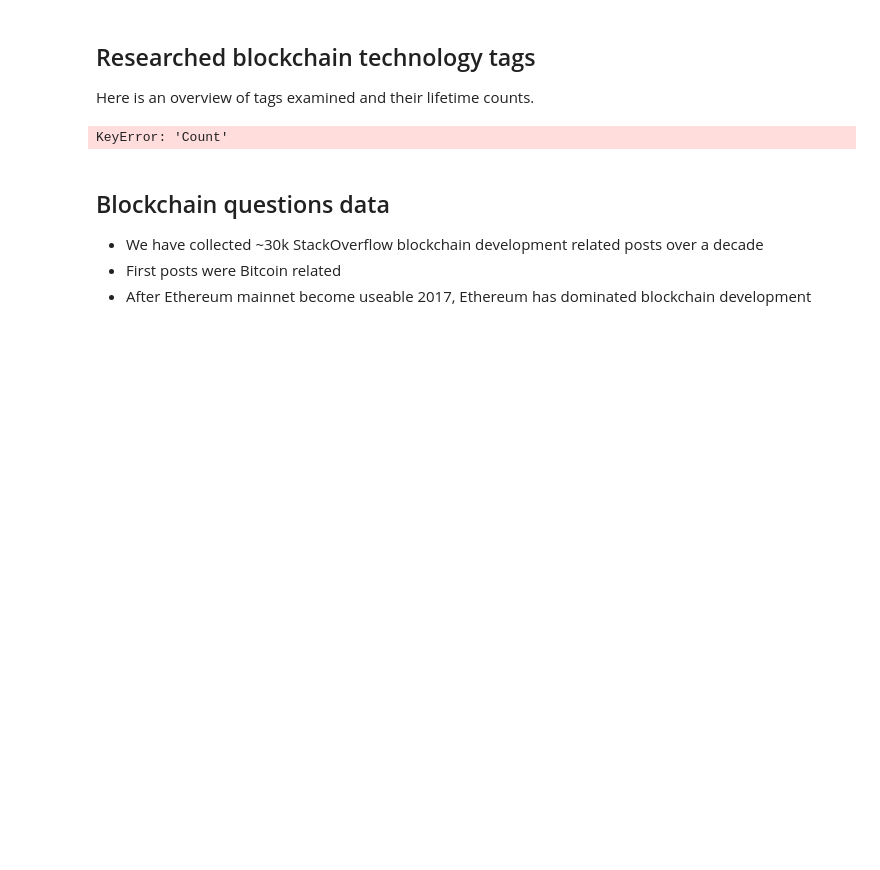
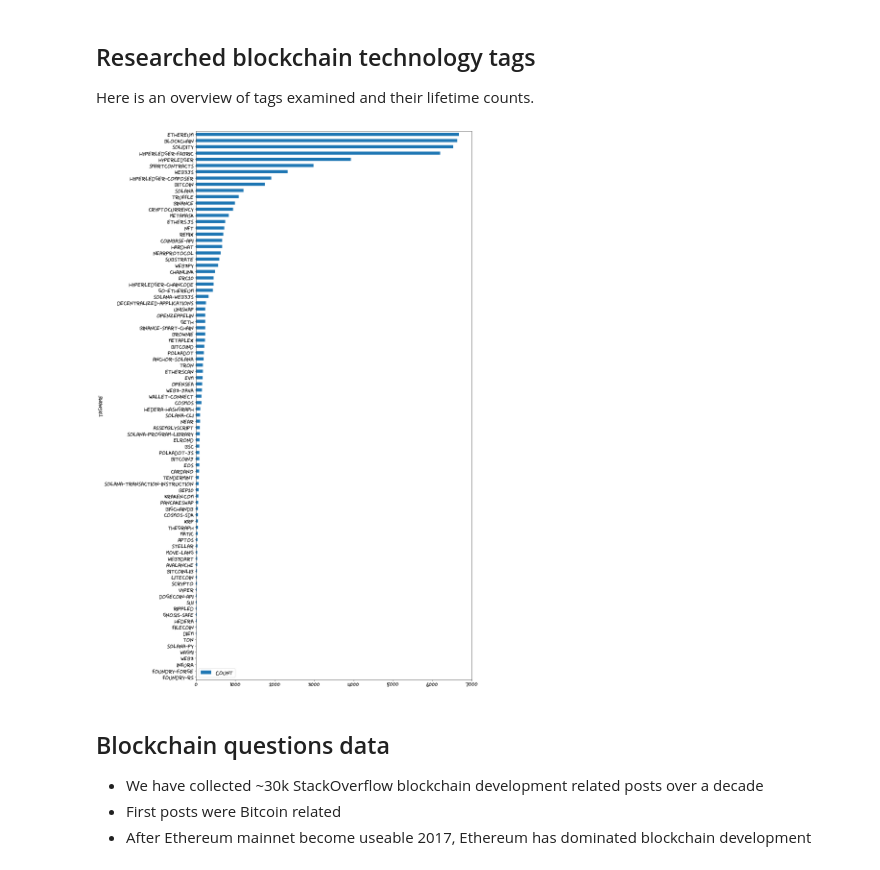
Before and after one commit to tradingstrategy-ai/blockchain-stackoverflow, a Jupyter notebook: research.ipynb, the cells around one changed output. Saved outputs shown, nothing was run; the diff lists cells and outputs as text; code cells hidden in the pictures; blank space fills up the shorter version.

```diff
--- a/research.ipynb
+++ b/research.ipynb
@@ -170,9 +165,9 @@ Here is an overview of tags examined and their lifetime counts.
 # %%
 tags_df = pd.read_parquet("tags.parquet")
 tags_df = tags_df.sort_values("Count", ascending=True)
-ax = df.plot.barh(x="TagName", y="Count")
+ax = tags_df.plot.barh(x="TagName", y="Count", figsize=(15, 30,))
 # %% [output]
-KeyError: 'Count'
+[figure, added]
 # %% [markdown]
 ## Blockchain questions data
 
```
Also changed, not shown: parts of 24 cells of this notebook.
